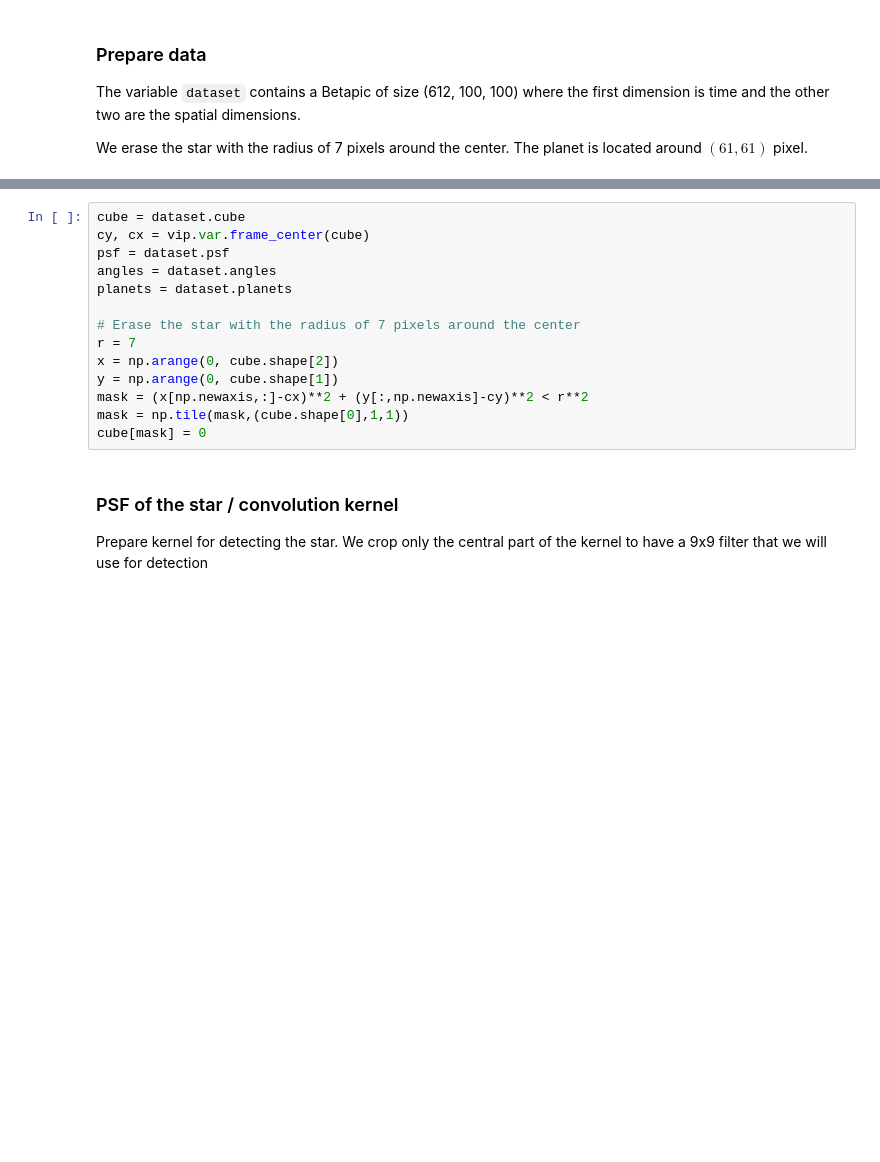
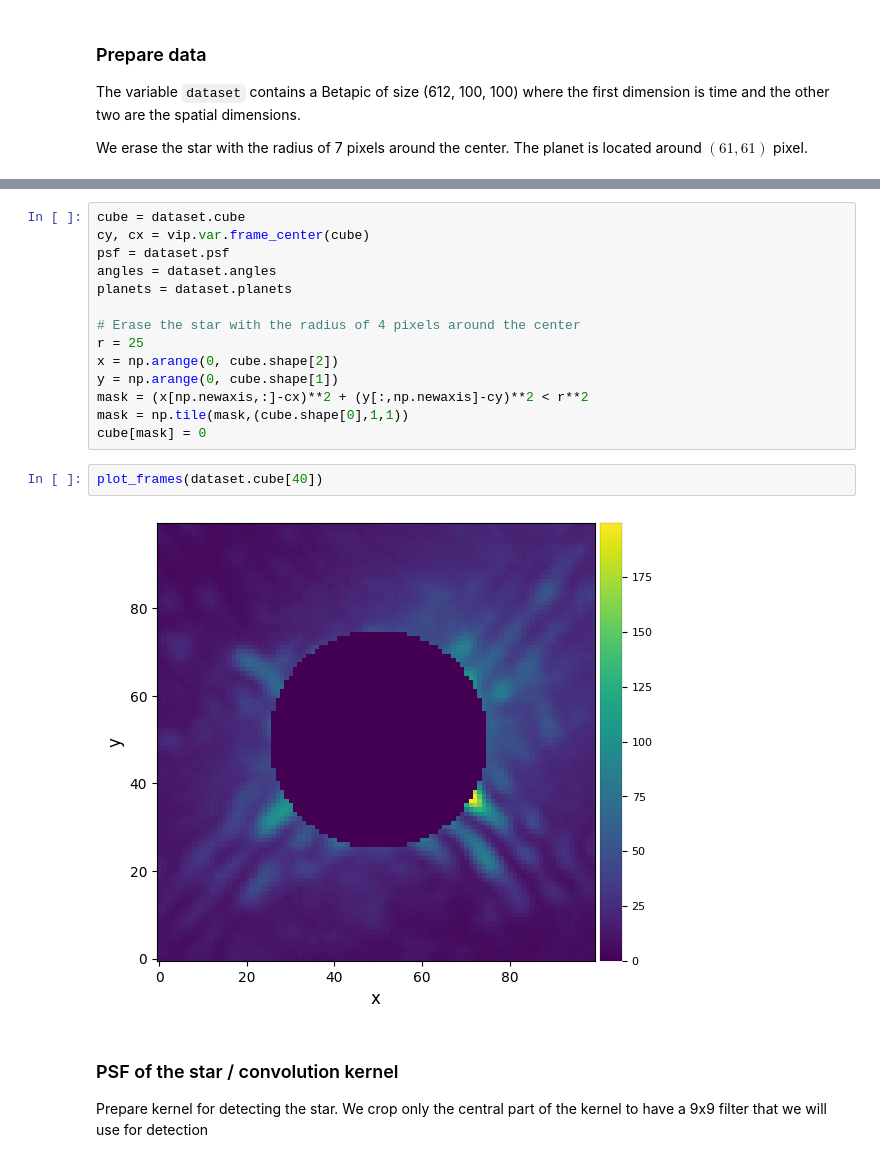
Before and after one commit to simonvary/pynopt, a Jupyter notebook: examples/example_exoplanet.ipynb, the cells around one changed output, grey strips where cells are left out. Cells and saved outputs as stored; diff of their text form; blank space fills up the shorter version.

```diff
--- a/examples/example_exoplanet.ipynb
+++ b/examples/example_exoplanet.ipynb
@@ -91,13 +90,17 @@ psf = dataset.psf
 angles = dataset.angles
 planets = dataset.planets
 
-# Erase the star with the radius of 7 pixels around the center
-r = 7
+# Erase the star with the radius of 4 pixels around the center
+r = 25
 x = np.arange(0, cube.shape[2])
 y = np.arange(0, cube.shape[1])
 mask = (x[np.newaxis,:]-cx)**2 + (y[:,np.newaxis]-cy)**2 < r**2
 mask = np.tile(mask,(cube.shape[0],1,1))
 cube[mask] = 0
+# %%
+plot_frames(dataset.cube[40])
+# %% [output]
+[figure, added]
 # %% [markdown]
 ### PSF of the star / convolution kernel
 Prepare kernel for detecting the star. We crop only the central part of the kernel to have a 9x9 filter that we will use for detection
```
Also changed, not shown: parts of 11 cells of this notebook, 3 other files.
